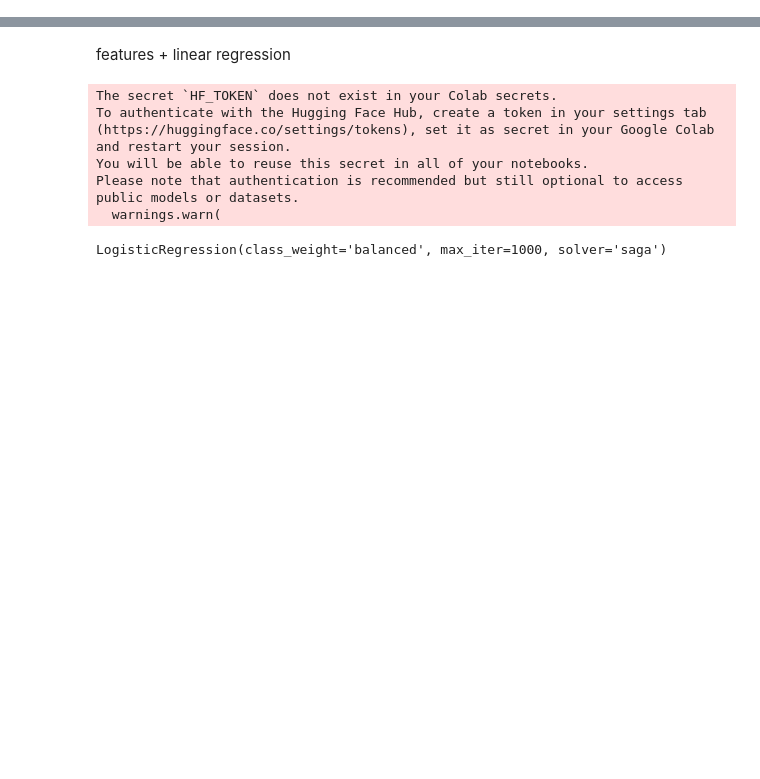
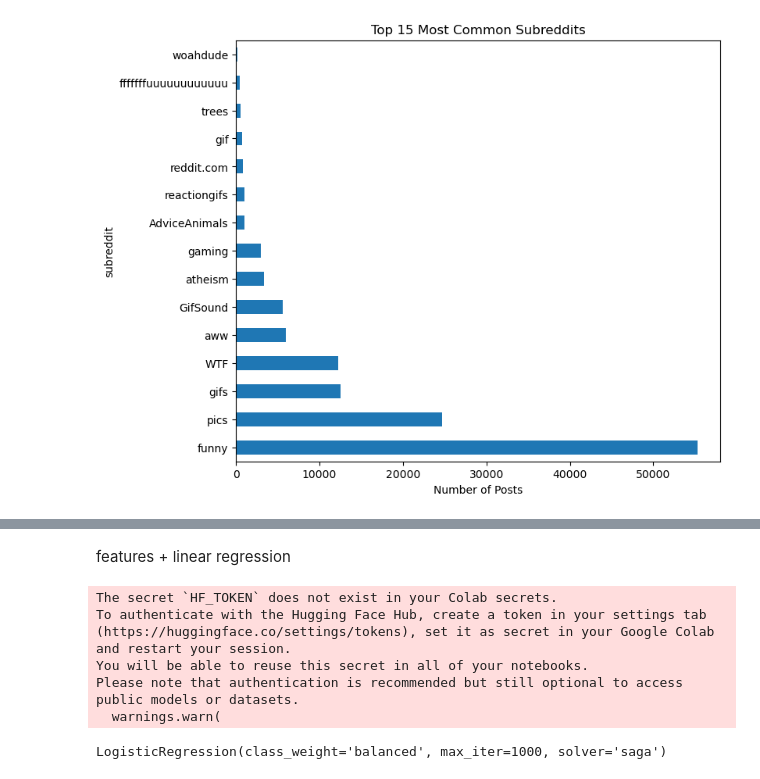
Before and after one commit to archxta/cse158assignment2, a Jupyter notebook: assignment2_model.ipynb, the cells around one changed output, grey strips where cells are left out. Cells and saved outputs as stored; diff of their text form; code cells hidden in the pictures; blank space fills up the shorter version.

```diff
--- a/assignment2_model.ipynb
+++ b/assignment2_model.ipynb
@@ -0,0 +131,7 @@
+# %%
+df['subreddit'].value_counts().head(15).plot(kind='barh', figsize=(8,7))
+plt.title("Top 15 Most Common Subreddits")
+plt.xlabel("Number of Posts")
+plt.show()
+# %% [output]
+[figure, added]
```
Also changed, not shown: parts of 21 cells of this notebook.
